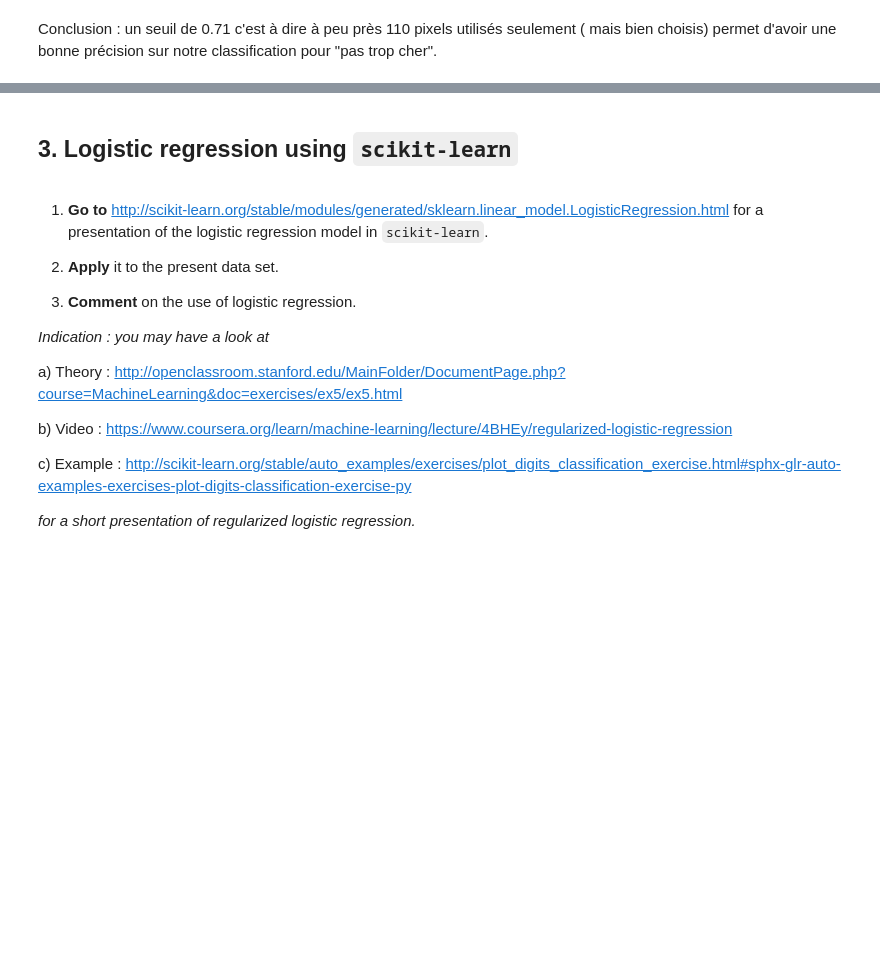
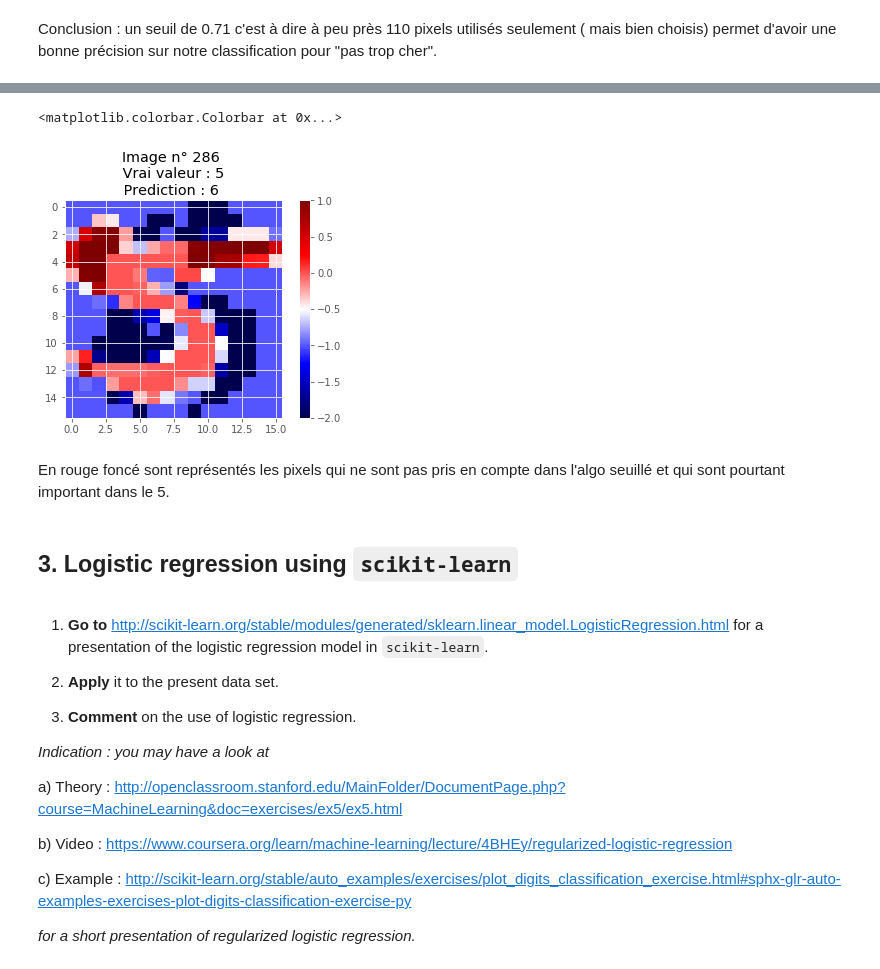
Before and after one commit to VictorCilleros/ML, a Jupyter notebook: TP3_archive/TP3_logistic_regression.ipynb, the cells around one changed output, grey strips where cells are left out. Drawn from its saved outputs; the diff is of its cells as text; code cells hidden in the pictures; blank space fills up the shorter version.

```diff
--- a/TP3_archive/TP3_logistic_regression.ipynb
+++ b/TP3_archive/TP3_logistic_regression.ipynb
@@ -573,3 +611,13 @@ for i in range(Nb_images//n_image_per_line):
+# %%
+numero_image = 286
+plt.title(f"Image n° {numero_image} \n Vrai valeur : {int(class_test.ravel()[numero_image]+5)} \n Prediction : {int(t_pred[numero_image]+5)}  ")
+plt.imshow(x_test_brut[numero_image,:].reshape((16,16))-(np.std(train,axis=0)>seuil_test[np.argmax(Accuracy)]).reshape((16,16)),cmap='seismic')
+plt.colorbar()
+# %% [output]
+<matplotlib.colorbar.Colorbar at 0x...>
+[figure, added]
+# %% [markdown]
+En rouge foncé sont représentés les pixels qui ne sont pas pris en compte dans l'algo seuillé  et qui sont pourtant important dans le 5.
 # %% [markdown]
 ## 3. Logistic regression using `scikit-learn`
 # %% [markdown]
```
Also changed, not shown: parts of 21 cells of this notebook.
